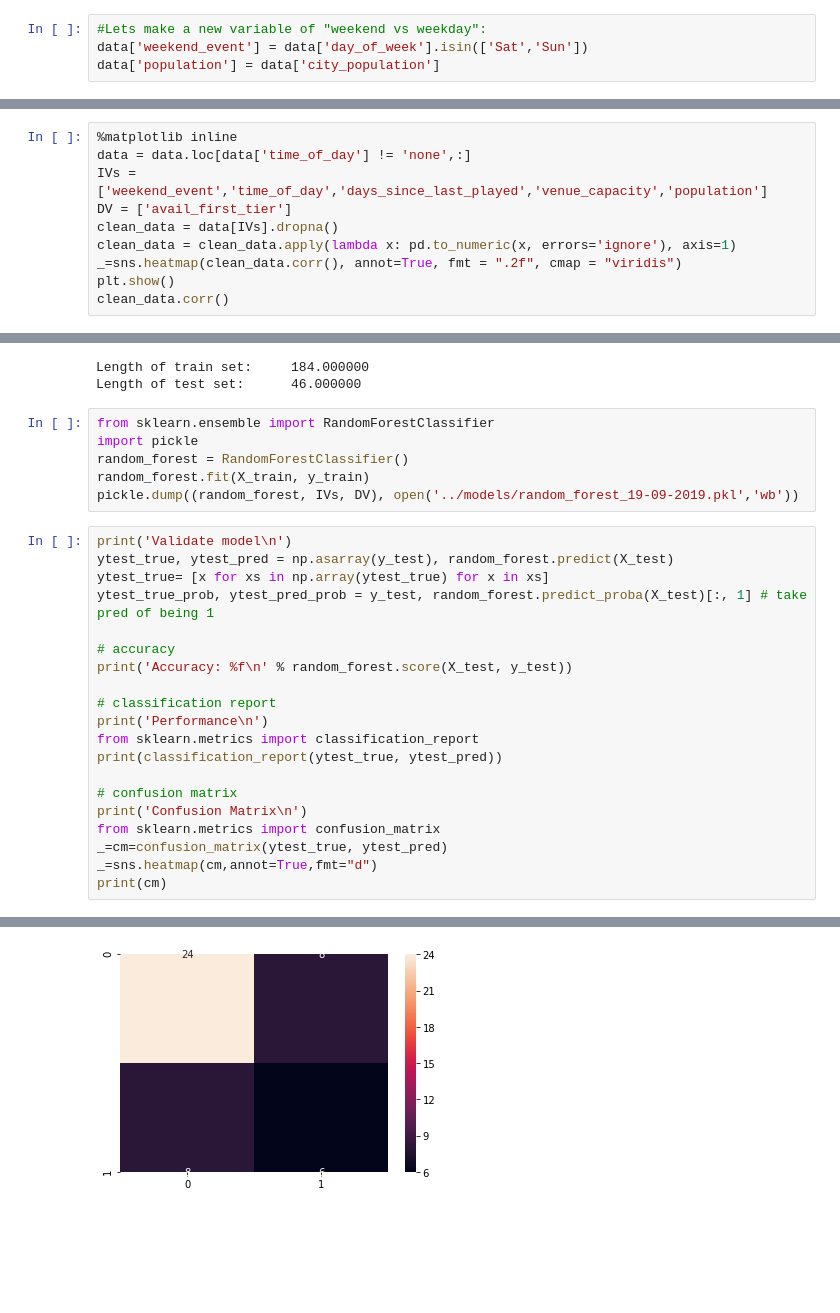
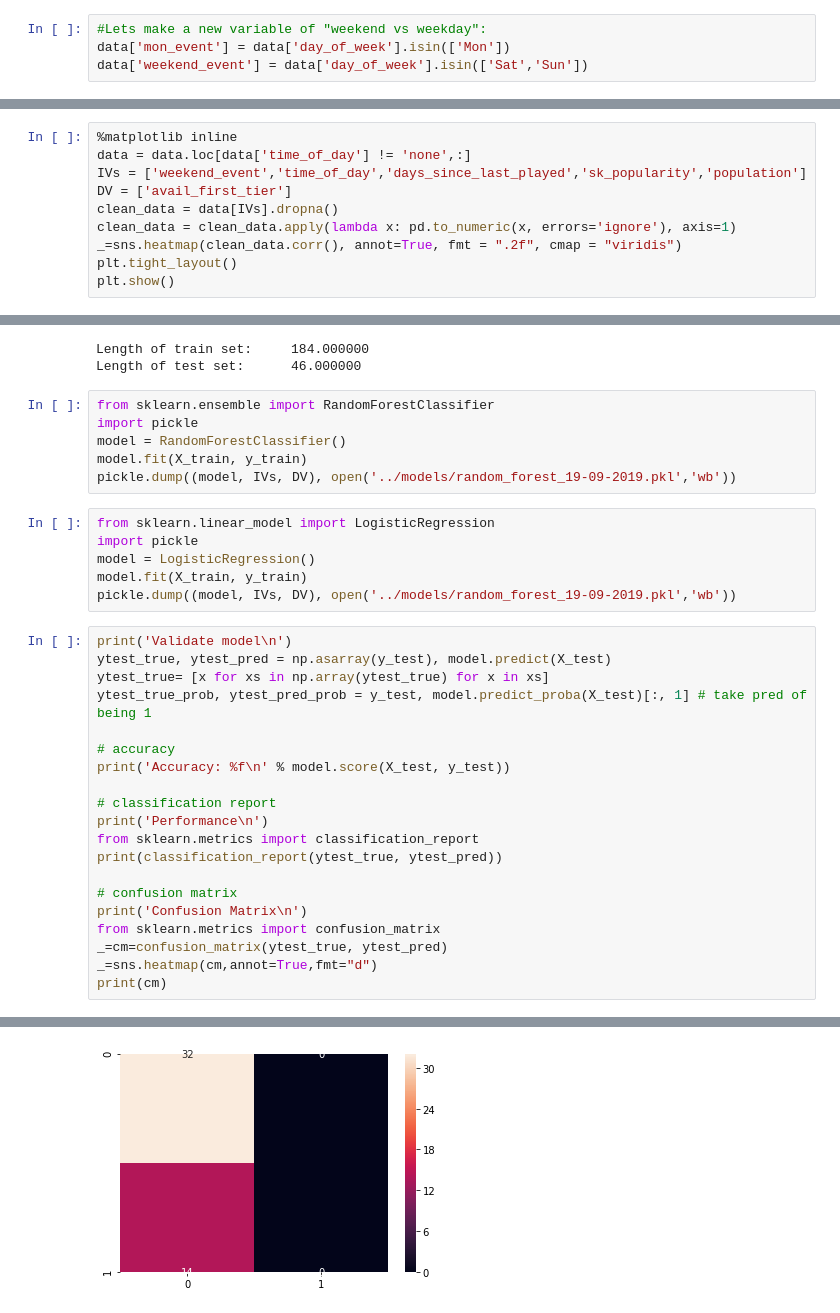
Before and after one commit to bdyetton/NoMoShowFOMO, a Jupyter notebook: notebooks/data_visualization.ipynb, the cells around one changed output, grey strips where cells are left out. Drawn from its saved outputs; the diff is of its cells as text; blank space fills up the shorter version.

```diff
--- a/notebooks/data_visualization.ipynb
+++ b/notebooks/data_visualization.ipynb
@@ -75,5 +71,5 @@ plt.show()
 The lower plot is by percent availability compared to total. We can see that sat and fri concerts sell out more readily (more sold out compared to others, less 'high')
 # %%
 #Lets make a new variable of "weekend vs weekday":
+data['mon_event'] = data['day_of_week'].isin(['Mon'])
 data['weekend_event'] = data['day_of_week'].isin(['Sat','Sun'])
-data['population'] = data['city_population']
@@ -80,11 +106,11 @@ data['population'] = data['city_population']
 # %%
 %matplotlib inline
 data = data.loc[data['time_of_day'] != 'none',:]
-IVs = ['weekend_event','time_of_day','days_since_last_played','venue_capacity','population']
+IVs = ['weekend_event','time_of_day','days_since_last_played','sk_popularity','population']
 DV = ['avail_first_tier']
 clean_data = data[IVs].dropna()
 clean_data = clean_data.apply(lambda x: pd.to_numeric(x, errors='ignore'), axis=1)
 _=sns.heatmap(clean_data.corr(), annot=True, fmt = ".2f", cmap = "viridis")
+plt.tight_layout()
 plt.show()
-clean_data.corr()
 # %% [output]
@@ -113,17 +133,23 @@ Length of test set:      46.000000
 # %%
 from sklearn.ensemble import RandomForestClassifier
 import pickle
-random_forest = RandomForestClassifier()
-random_forest.fit(X_train, y_train)
-pickle.dump((random_forest, IVs, DV), open('../models/random_forest_19-09-2019.pkl','wb'))
+model = RandomForestClassifier()
+model.fit(X_train, y_train)
+pickle.dump((model, IVs, DV), open('../models/random_forest_19-09-2019.pkl','wb'))
+# %%
+from sklearn.linear_model import LogisticRegression
+import pickle
+model = LogisticRegression()
+model.fit(X_train, y_train)
+pickle.dump((model, IVs, DV), open('../models/random_forest_19-09-2019.pkl','wb'))
 # %%
 print('Validate model\n')
-ytest_true, ytest_pred = np.asarray(y_test), random_forest.predict(X_test)
+ytest_true, ytest_pred = np.asarray(y_test), model.predict(X_test)
 ytest_true= [x for xs in np.array(ytest_true) for x in xs]
-ytest_true_prob, ytest_pred_prob = y_test, random_forest.predict_proba(X_test)[:, 1] # take pred of being 1
+ytest_true_prob, ytest_pred_prob = y_test, model.predict_proba(X_test)[:, 1] # take pred of being 1
 
 # accuracy
-print('Accuracy: %f\n' % random_forest.score(X_test, y_test))
+print('Accuracy: %f\n' % model.score(X_test, y_test))
 
 # classification report
 print('Performance\n')
@@ -159,4 +185,4 @@ Confusion Matrix
-[figure, old version]
+[figure, new version]
 # %%
 # view feature importance
 def f_importances(coef, names):
```
Also changed, not shown: parts of 12 cells of this notebook, 13 other files.
